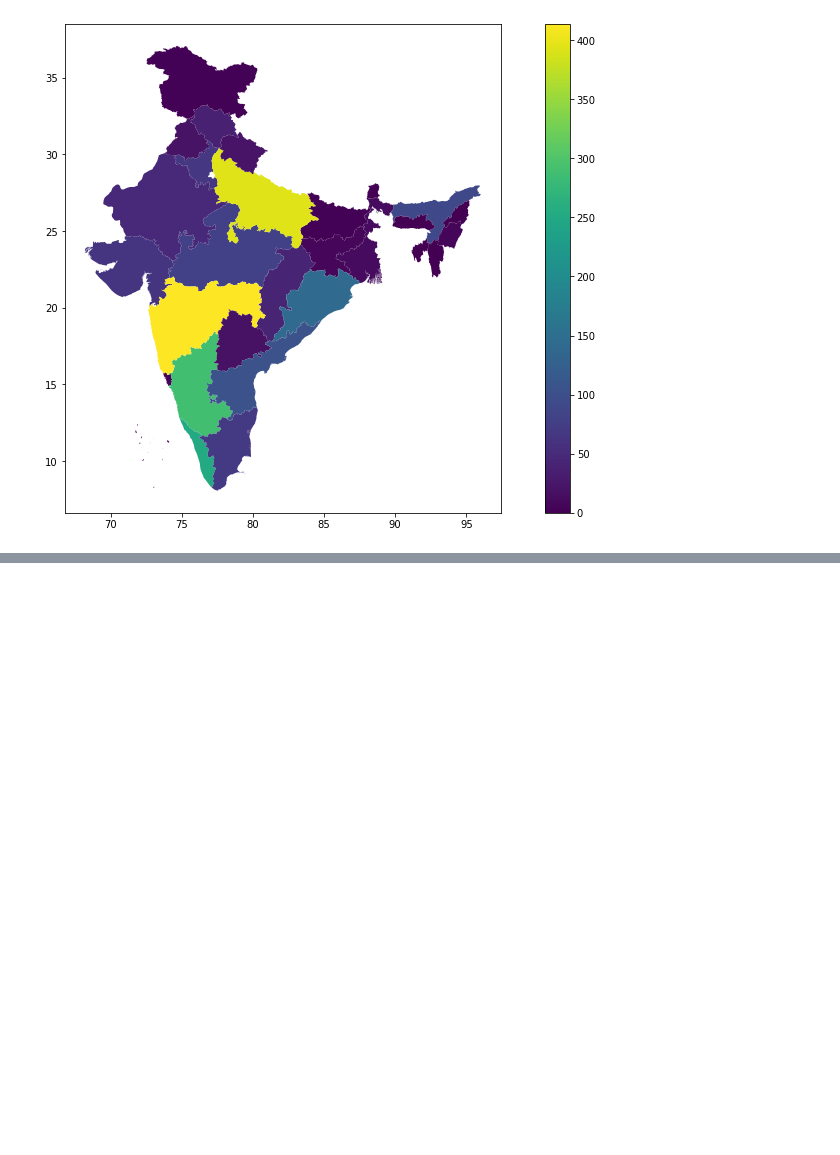
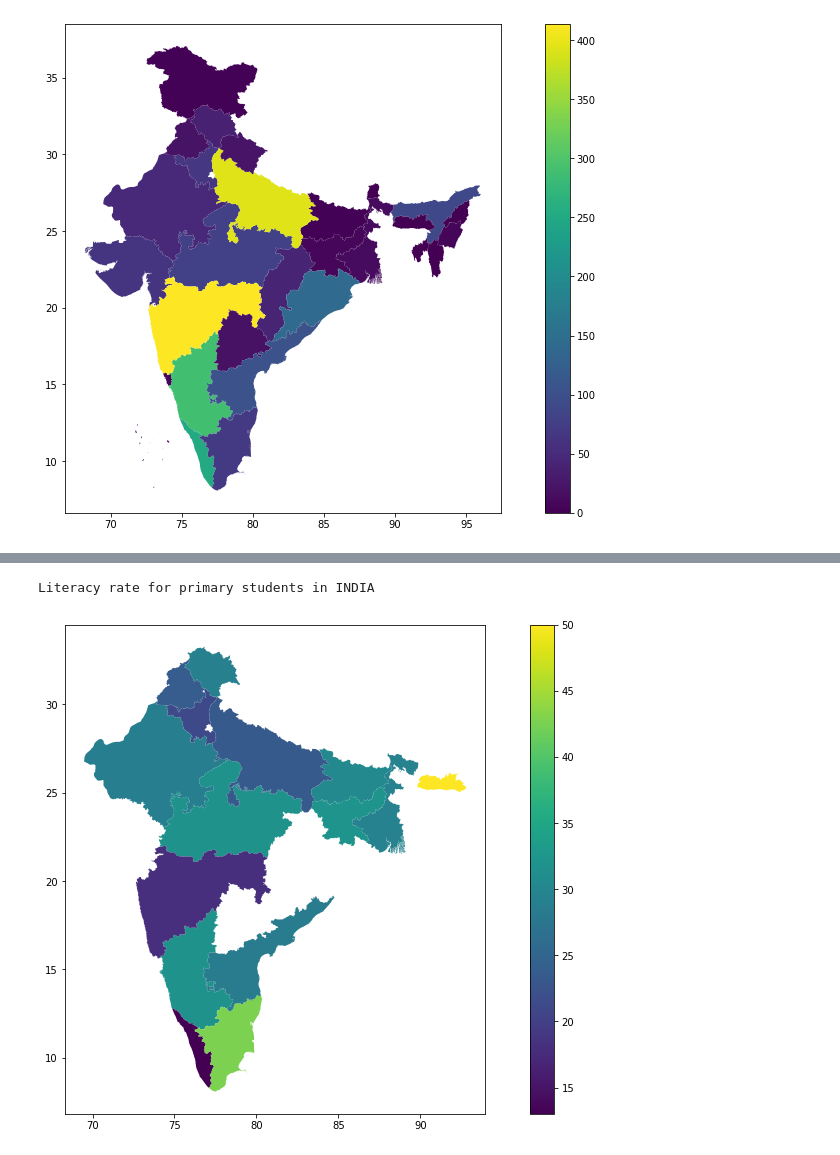
Before and after one commit to helloningshen/R-assignment, a Jupyter notebook: R.ipynb, the cells around one changed output, grey strips where cells are left out. Cells and saved outputs as stored; diff of their text form; code cells hidden in the pictures; blank space fills up the shorter version.

```diff
--- a/R.ipynb
+++ b/R.ipynb
@@ -108,0 +116,7 @@ CYBER CRIME IN INDIA
+# %%
+print("Literacy rate for primary students in INDIA")
+merged_df.plot('Primary(in percent)', figsize = (16, 9), legend = True)
+plt.savefig("primary.png")
+# %% [output]
+Literacy rate for primary students in INDIA
+[figure, added]
```
Also changed, not shown: parts of 6 cells of this notebook, 13 other files.
